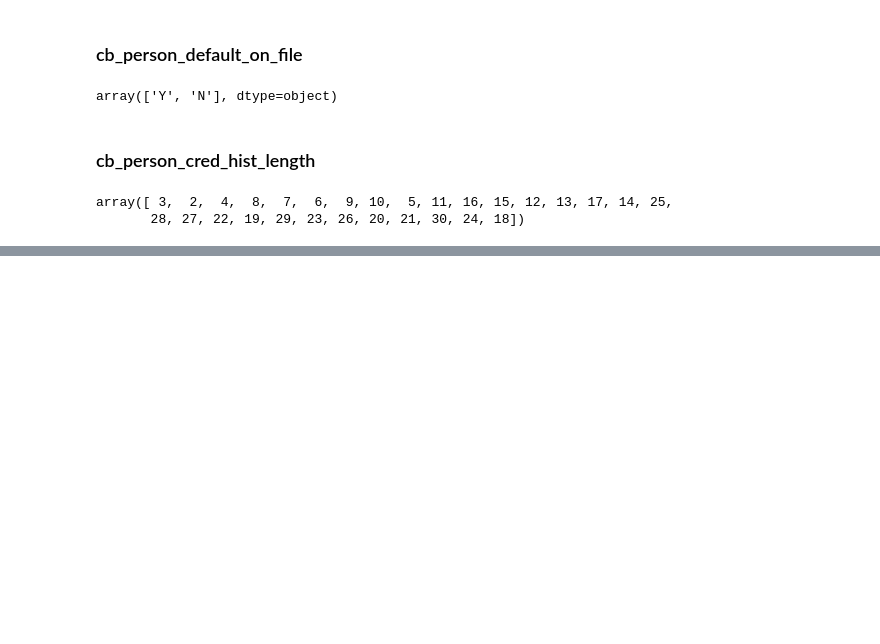
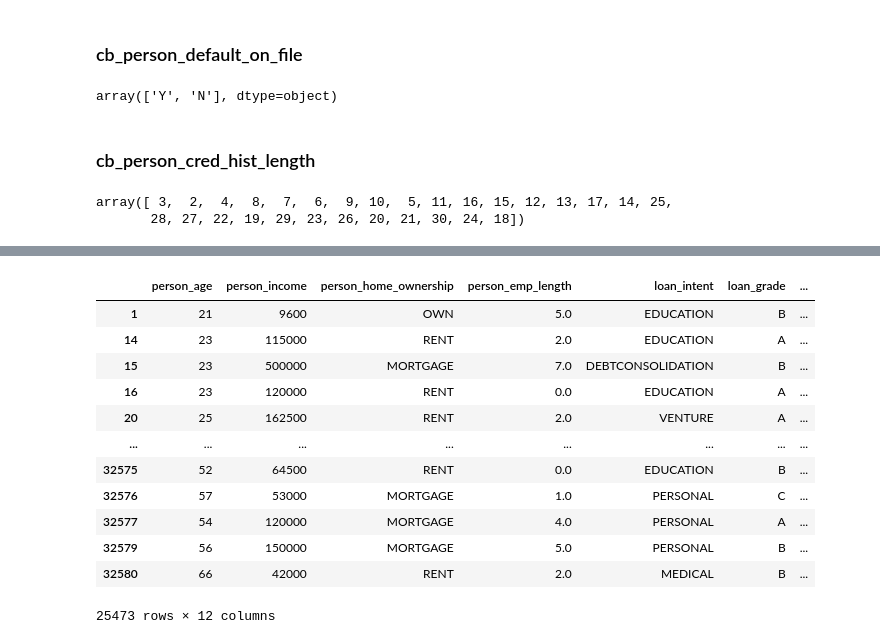
Before and after one commit to donmarcolaureano/kaggle-loan-prediction, a Jupyter notebook: kaggle loan approval prediction.ipynb, the cells around one changed output, grey strips where cells are left out. Drawn from its saved outputs; the diff is of its cells as text; code cells hidden in the pictures; blank space fills up the shorter version.

```diff
--- a/kaggle loan approval prediction.ipynb
+++ b/kaggle loan approval prediction.ipynb
@@ -181,0 +232,17 @@ array([ 3,  2,  4,  8,  7,  6,  9, 10,  5, 11, 16, 15, 12, 13, 17, 14, 25,
+# %%
+status_0 = loan_data.loc[loan_data['loan_status'] < 1]
+status_0
+# %% [output]
+|  | person_age | person_income | person_home_ownership | person_emp_length | loan_intent | loan_grade | ... |
+| 1 | 21 | 9600 | OWN | 5.0 | EDUCATION | B | ... |
+| 14 | 23 | 115000 | RENT | 2.0 | EDUCATION | A | ... |
+| 15 | 23 | 500000 | MORTGAGE | 7.0 | DEBTCONSOLIDATION | B | ... |
+| 16 | 23 | 120000 | RENT | 0.0 | EDUCATION | A | ... |
+| 20 | 25 | 162500 | RENT | 2.0 | VENTURE | A | ... |
+| ... | ... | ... | ... | ... | ... | ... | ... |
+| 32575 | 52 | 64500 | RENT | 0.0 | EDUCATION | B | ... |
+| 32576 | 57 | 53000 | MORTGAGE | 1.0 | PERSONAL | C | ... |
+| 32577 | 54 | 120000 | MORTGAGE | 4.0 | PERSONAL | A | ... |
+| 32579 | 56 | 150000 | MORTGAGE | 5.0 | PERSONAL | B | ... |
+| 32580 | 66 | 42000 | RENT | 2.0 | MEDICAL | B | ... |
+25473 rows × 12 columns
```
Also changed, not shown: parts of 9 cells of this notebook.
